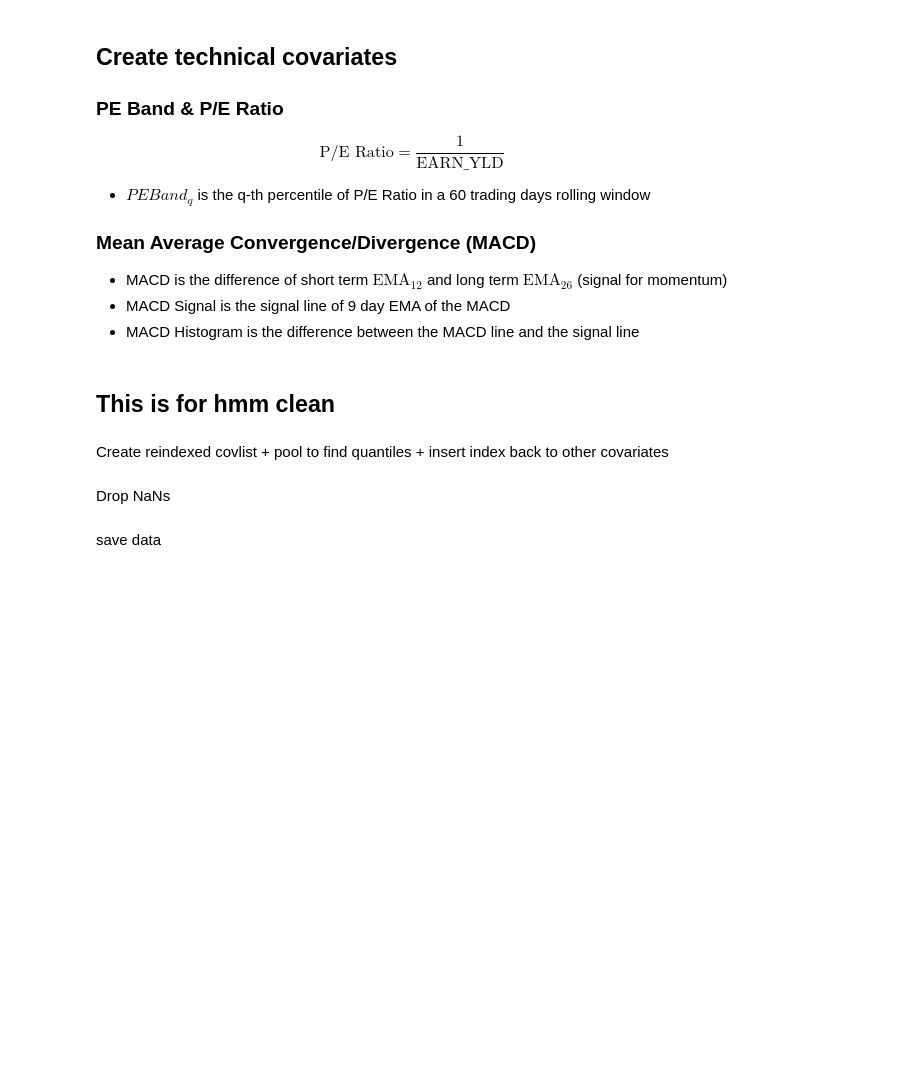
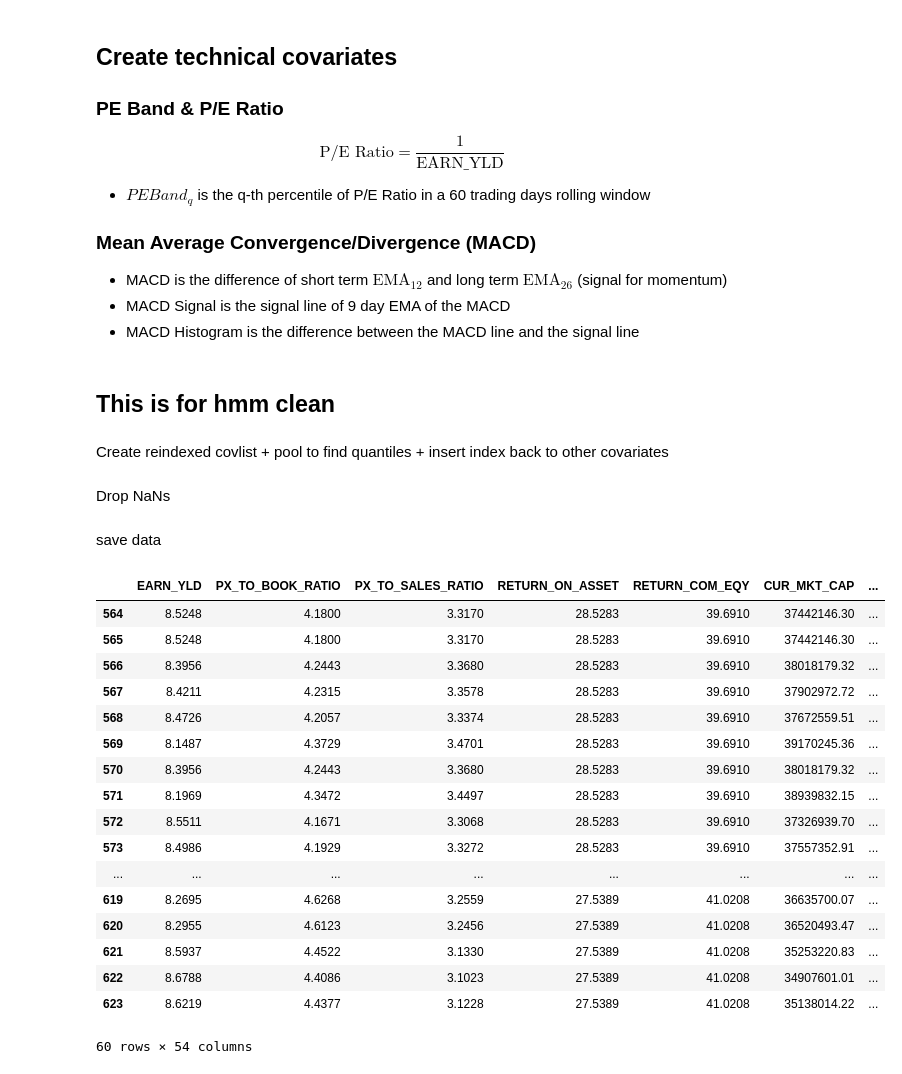
Before and after one commit to osamkabinladna/tradingstrats, a Jupyter notebook: random_forest/clean_rf.ipynb, the cells around one changed output. Drawn from its saved outputs; the diff is of its cells as text; code cells hidden in the pictures; blank space fills up the shorter version.

```diff
--- a/random_forest/clean_rf.ipynb
+++ b/random_forest/clean_rf.ipynb
@@ -14,6 +14,8 @@ labels = pd.read_csv("./data/jkse.csv", skiprows=5, index_col="Dates")
 labels.index = pd.to_datetime(labels.index)
 
 labels = labels.rename(columns={"PX_LAST": "JKSE_PRICE"})
-labels['PCT_CHANGE_20_JKSE'] = labels['JKSE_PRICE'].pct_change(periods=20) * 100
+labels['PCT_CHANGE_20_JKSE'] = ((labels['JKSE_PRICE'].shift(-20) - labels['JKSE_PRICE']) / labels['JKSE_PRICE']) * 100
+
+covlist = split_dataset(covariates)
 # %% [markdown]
 Split the dataset per ticker
@@ -44,7 +44,7 @@ for cov in covlist:
     # Volume = Turnover / Close Price
     cov['VOLUME'] = cov['TURNOVER'] / cov['PX_LAST']
     # Calculate percent change * 100
-    cov['PCT_CHANGE_20'] = cov['PX_LAST'].pct_change(periods=20) * 100
+    cov['PCT_CHANGE_20'] = ((cov['PX_LAST'].shift(-20) - cov['PX_LAST']) / cov['PX_LAST']) * 100
     # Ratio 10/30 = mean volume ratio for the last 10 days / mean volume ratio for the last 30 days
     cov['VOL_RATIO_10_20'] = cov['VOLUME'].rolling(window=10).mean() / cov['VOLUME'].rolling(window=20).mean()
     cov['VOL_RATIO_20_40'] = cov['VOLUME'].rolling(window=20).mean() / cov['VOLUME'].rolling(window=40).mean()
@@ -153,7 +151,7 @@ def rolling_window_save(train_window=252, test_window=60):
 
     for cov in covlist_reindex:
         # Also removes labels
-        # cov.drop(['DELTA_20_CHANGE', 'PCT_CHANGE_20'], axis=1, inplace=True)
+        cov.drop(['DELTA_20_CHANGE', 'PCT_CHANGE_20'], axis=1, inplace=True)
         tdf = []
         vdf = []
         for start in range(0, len(cov) - train_window - test_window, train_window + test_window):
@@ -177,3 +175,24 @@ os.makedirs(folder_name, exist_ok=True)
 for i in range(len(tdf)):
     tdf[i].to_csv(f'{folder_name}/train_{i}.csv', index=False)
     vdf[i].to_csv(f'{folder_name}/valid_{i}.csv', index=False)
+# %%
+vdf[1]
+# %% [output]
+|  | EARN_YLD | PX_TO_BOOK_RATIO | PX_TO_SALES_RATIO | RETURN_ON_ASSET | RETURN_COM_EQY | CUR_MKT_CAP | ... |
+| 564 | 8.5248 | 4.1800 | 3.3170 | 28.5283 | 39.6910 | 37442146.30 | ... |
+| 565 | 8.5248 | 4.1800 | 3.3170 | 28.5283 | 39.6910 | 37442146.30 | ... |
+| 566 | 8.3956 | 4.2443 | 3.3680 | 28.5283 | 39.6910 | 38018179.32 | ... |
+| 567 | 8.4211 | 4.2315 | 3.3578 | 28.5283 | 39.6910 | 37902972.72 | ... |
+| 568 | 8.4726 | 4.2057 | 3.3374 | 28.5283 | 39.6910 | 37672559.51 | ... |
+| 569 | 8.1487 | 4.3729 | 3.4701 | 28.5283 | 39.6910 | 39170245.36 | ... |
+| 570 | 8.3956 | 4.2443 | 3.3680 | 28.5283 | 39.6910 | 38018179.32 | ... |
+| 571 | 8.1969 | 4.3472 | 3.4497 | 28.5283 | 39.6910 | 38939832.15 | ... |
+| 572 | 8.5511 | 4.1671 | 3.3068 | 28.5283 | 39.6910 | 37326939.70 | ... |
+| 573 | 8.4986 | 4.1929 | 3.3272 | 28.5283 | 39.6910 | 37557352.91 | ... |
+| ... | ... | ... | ... | ... | ... | ... | ... |
+| 619 | 8.2695 | 4.6268 | 3.2559 | 27.5389 | 41.0208 | 36635700.07 | ... |
+| 620 | 8.2955 | 4.6123 | 3.2456 | 27.5389 | 41.0208 | 36520493.47 | ... |
+| 621 | 8.5937 | 4.4522 | 3.1330 | 27.5389 | 41.0208 | 35253220.83 | ... |
+| 622 | 8.6788 | 4.4086 | 3.1023 | 27.5389 | 41.0208 | 34907601.01 | ... |
+| 623 | 8.6219 | 4.4377 | 3.1228 | 27.5389 | 41.0208 | 35138014.22 | ... |
+60 rows × 54 columns
```
Also changed, not shown: parts of 3 cells of this notebook, 1 other file.
